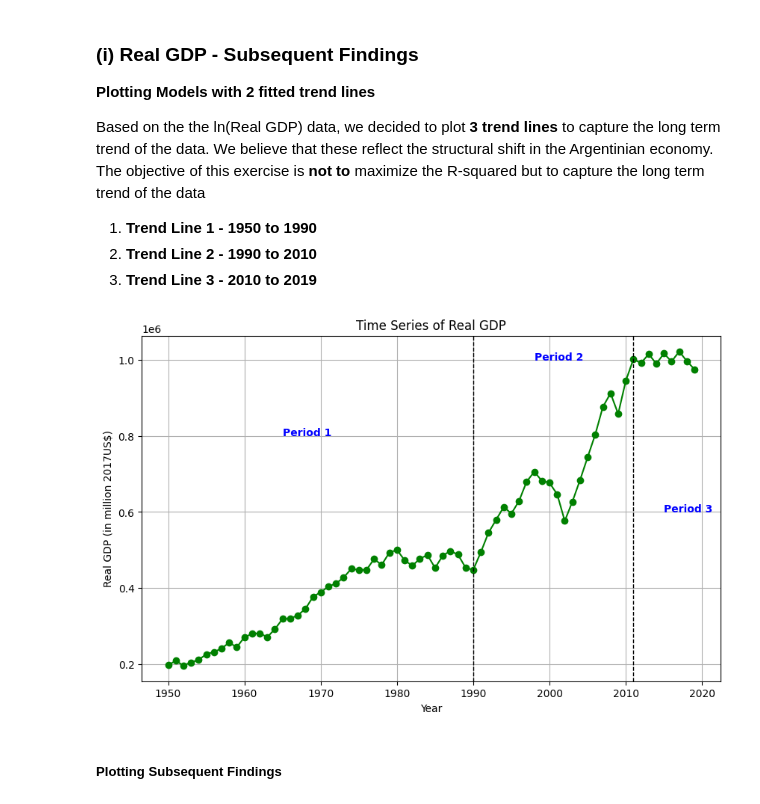
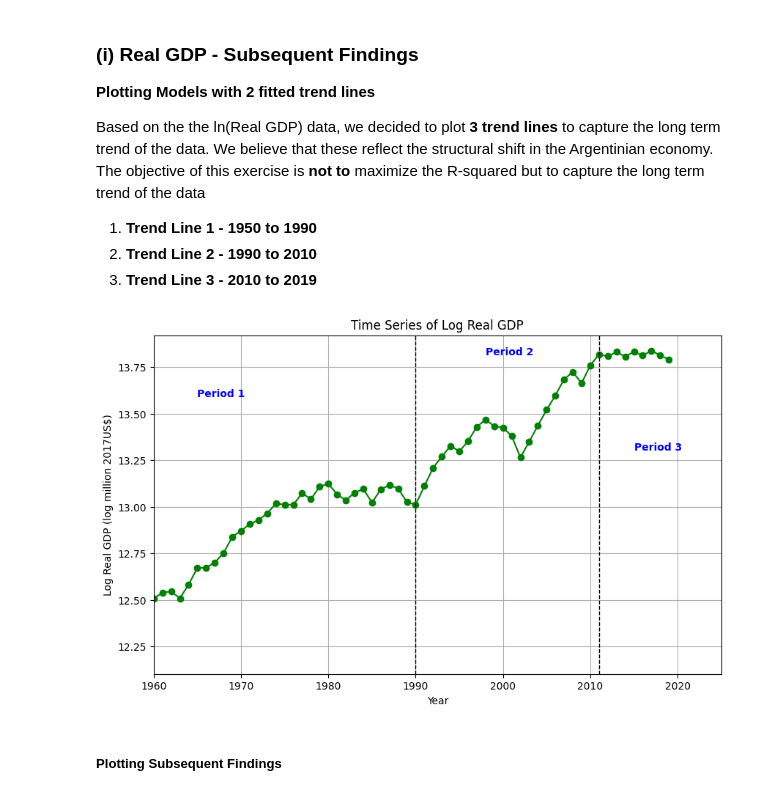
Before and after one commit to andreheeshaojun/EC2B1-Coursework, a Jupyter notebook: Section A/Section-A-Code.ipynb, the cells around one changed output. Cells and saved outputs as stored; diff of their text form; code cells hidden in the pictures.

```diff
--- a/Section A/Section-A-Code.ipynb
+++ b/Section A/Section-A-Code.ipynb
@@ -210,6 +272,7 @@ Based on the the ln(Real GDP) data, we decided to plot **3 trend lines** to capt
 2) **Trend Line 2 - 1990 to 2010**
 3) **Trend Line 3 - 2010 to 2019**
 # %%
+'''
 # Column for Real GDP
 gdp_column = "Real GDP at constant 2017 national prices (in mil. 2017US$)"
 
@@ -236,8 +299,43 @@ if gdp_column in filtered_df.columns:
     plt.show()
 else:
     raise KeyError(f"Column '{gdp_column}' not found in DataFrame.")
+    '''
-# %% [output]
-[figure, removed]
+# %%
+# Column for Real GDP
+gdp_column = "Real GDP at constant 2017 national prices (in mil. 2017US$)"
+
+# Cleaning the data
+filtered_df['Year'] = pd.to_datetime(filtered_df['Year'], format='%Y')
+filtered_df = filtered_df[filtered_df[gdp_column] > 0]  # Keep only valid values
+
+# Log-transform the Real GDP column
+filtered_df['Log Real GDP'] = np.log(filtered_df[gdp_column])
+
+# Plot the time series graph for Log Real GDP
+plt.figure(figsize=(10, 6))
+plt.plot(filtered_df['Year'], filtered_df['Log Real GDP'], color='green', linestyle='-', marker='o')
+
+# Add vertical black dotted lines at year 1990 and 2011
+for year in ['1990-01-01', '2011-01-01']:
+    plt.axvline(x=pd.to_datetime(year), color='black', linestyle='--', linewidth=1)
+# Add text annotations for periods (ensure values are log-transformed)
+plt.text(pd.to_datetime('1965-01-01'), np.log(0.8e6), "Period 1", color='blue', fontsize=10, fontweight='bold')
+plt.text(pd.to_datetime('1998-01-01'), np.log(1e6), "Period 2", color='blue', fontsize=10, fontweight='bold')
+plt.text(pd.to_datetime('2015-01-01'), np.log(0.6e6), "Period 3", color='blue', fontsize=10, fontweight='bold')
+
+# Limit x-axis range to prevent excessive data points
+plt.xlim(pd.to_datetime('1960'), pd.to_datetime('2025'))
+
+# Add labels and title
+plt.xlabel('Year')
+plt.ylabel('Log Real GDP (log million 2017US$)')
+plt.title('Time Series of Log Real GDP')
+plt.grid(True)
+
+# Show the plot
+plt.show()
+# %% [output]
+[figure, added]
 # %%
 # Define the three timeframes
 timeframes = [
```
Also changed, not shown: parts of 30 cells of this notebook.
